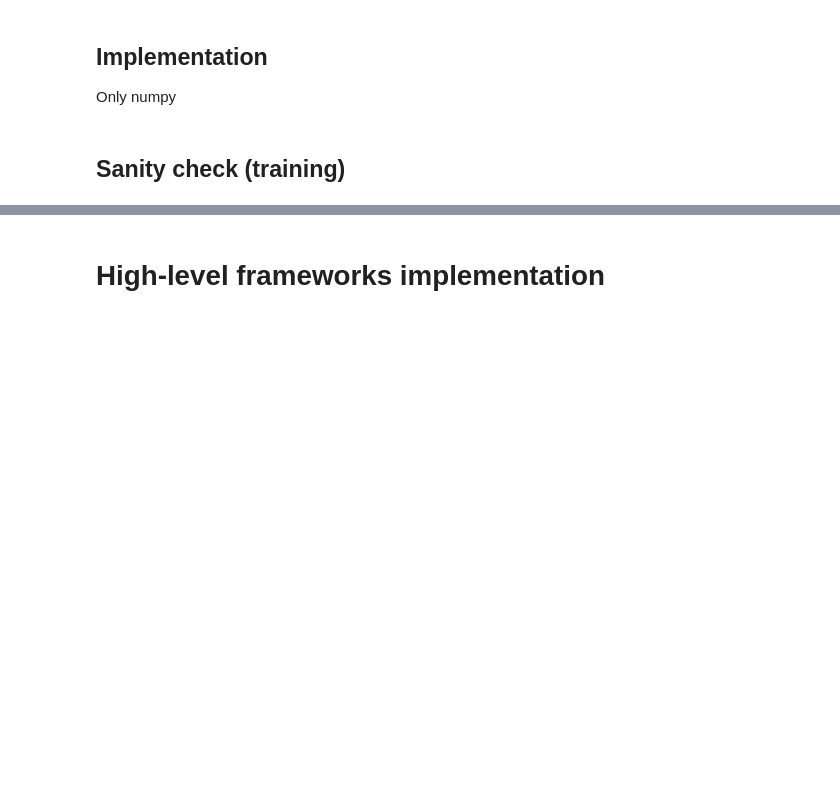
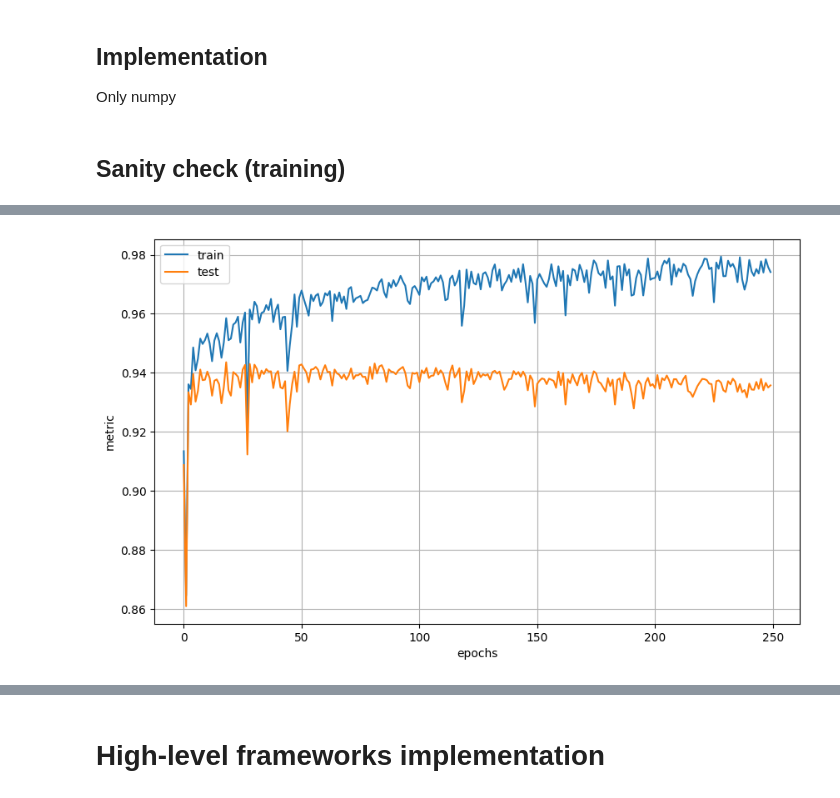
Before and after one commit to sschettinii/neural-networks-from-scratch, a Jupyter notebook: mlp.ipynb, the cells around one changed output, grey strips where cells are left out. Cells and saved outputs as stored; diff of their text form; code cells hidden in the pictures; blank space fills up the shorter version.

Commit message:
feat: plot visual learning comparison train x test

```diff
--- a/mlp.ipynb
+++ b/mlp.ipynb
@@ -389,7 +389,7 @@ def mlp_train(X_train, X_test, y_train, y_test, layer_dims, epochs, alpha, task_
         history_train.append(train_metric)
         history_test.append(test_metric)
 
-        if i % 10 == 0 or i == epochs - 1:
+        if i % 50 == 0 or i == epochs - 1:
             if task_type == 'reg':
                 print(f"epoch {i} | Train Loss (MSE): {train_metric:.5f} | Test Loss (MSE): {test_metric:.5f}")
             else:
@@ -398,7 +398,19 @@ def mlp_train(X_train, X_test, y_train, y_test, layer_dims, epochs, alpha, task_
     return W, b, history_train, history_test
 # %% [markdown]
 ## Sanity check (training)
+# %%
+def plot_learning(history_train, history_test):
+    plt.figure(figsize=(10, 6))
+    plt.plot(history_train, label='train')
+    plt.plot(history_test, label='test')
+    plt.xlabel('epochs')
+    plt.ylabel('metric')
+    plt.legend()
+    plt.grid(True)
+    plt.show()
 # %%
 # mlp - multiclass (mnist)
-mlp_train(X_train_mnist, X_test_mnist, y_train_mnist, y_test_mnist, [X_train_mnist.shape[0], 16, 10], epochs=100, alpha=0.5, task_type='multiclass', batch_size=128);
+W, b, history_train, history_test = mlp_train(X_train_mnist, X_test_mnist, y_train_mnist, y_test_mnist, [X_train_mnist.shape[0], 16, 10], epochs=250, alpha=0.5, task_type='multiclass', batch_size=128);
+
+plot_learning(history_train, history_test)
 # %% [output]
@@ -416,2 +417,3 @@ epoch 99 | Train Acc: 0.97400 | Test Acc: 0.94025
+[figure, added]
 # %%
 # mlp - binary classification (titanic)
```
Also changed, not shown: parts of 4 cells of this notebook.
